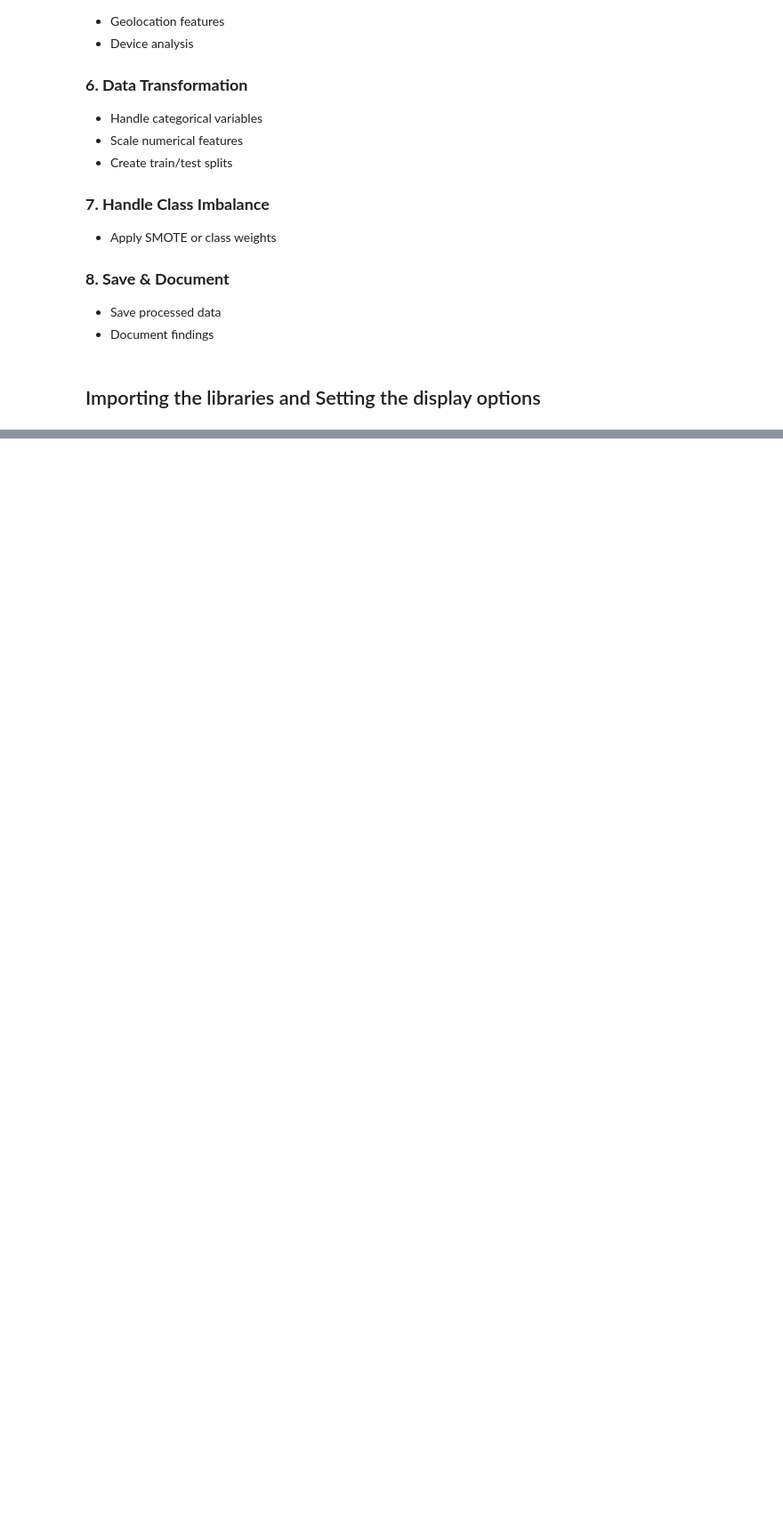
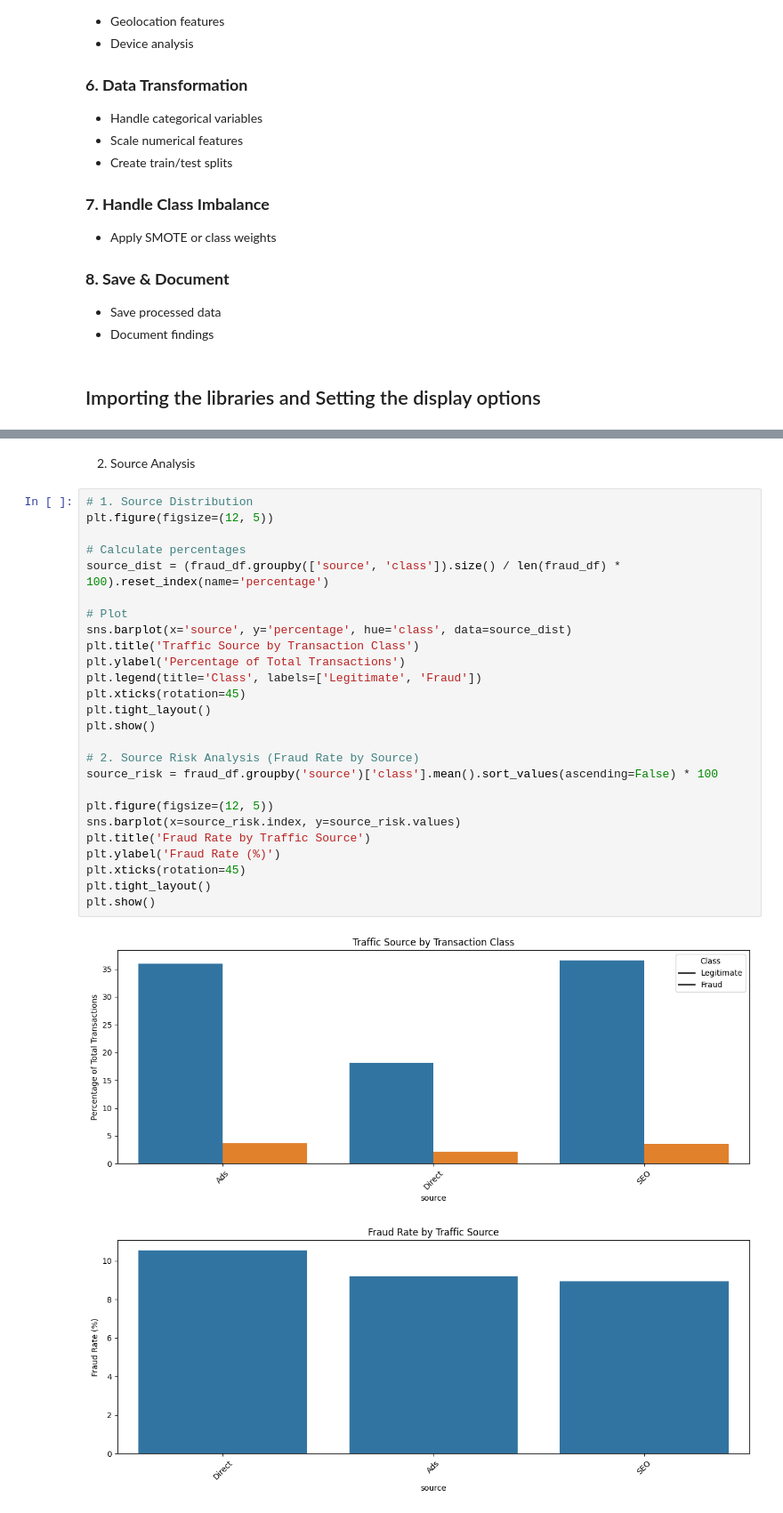
Before and after one commit to soltsega/Week-5_Fraud_Detection, a Jupyter notebook: fraud-detection/notebooks/eda-fraud-data.ipynb, the cells around one changed output, grey strips where cells are left out. Shown at 89% size. Saved outputs shown, nothing was run; the diff lists cells and outputs as text; blank space fills up the shorter version.

```diff
--- a/fraud-detection/notebooks/eda-fraud-data.ipynb
+++ b/fraud-detection/notebooks/eda-fraud-data.ipynb
@@ -139,0 +371,31 @@ plt.show()
+# %% [markdown]
+2. Source Analysis
+# %%
+# 1. Source Distribution
+plt.figure(figsize=(12, 5))
+
+# Calculate percentages
+source_dist = (fraud_df.groupby(['source', 'class']).size() / len(fraud_df) * 100).reset_index(name='percentage')
+
+# Plot
+sns.barplot(x='source', y='percentage', hue='class', data=source_dist)
+plt.title('Traffic Source by Transaction Class')
+plt.ylabel('Percentage of Total Transactions')
+plt.legend(title='Class', labels=['Legitimate', 'Fraud'])
+plt.xticks(rotation=45)
+plt.tight_layout()
+plt.show()
+
+# 2. Source Risk Analysis (Fraud Rate by Source)
+source_risk = fraud_df.groupby('source')['class'].mean().sort_values(ascending=False) * 100
+
+plt.figure(figsize=(12, 5))
+sns.barplot(x=source_risk.index, y=source_risk.values)
+plt.title('Fraud Rate by Traffic Source')
+plt.ylabel('Fraud Rate (%)')
+plt.xticks(rotation=45)
+plt.tight_layout()
+plt.show()
+# %% [output]
+[figure, added]
+[figure, added]
```
Also changed, not shown: parts of 23 cells of this notebook.
